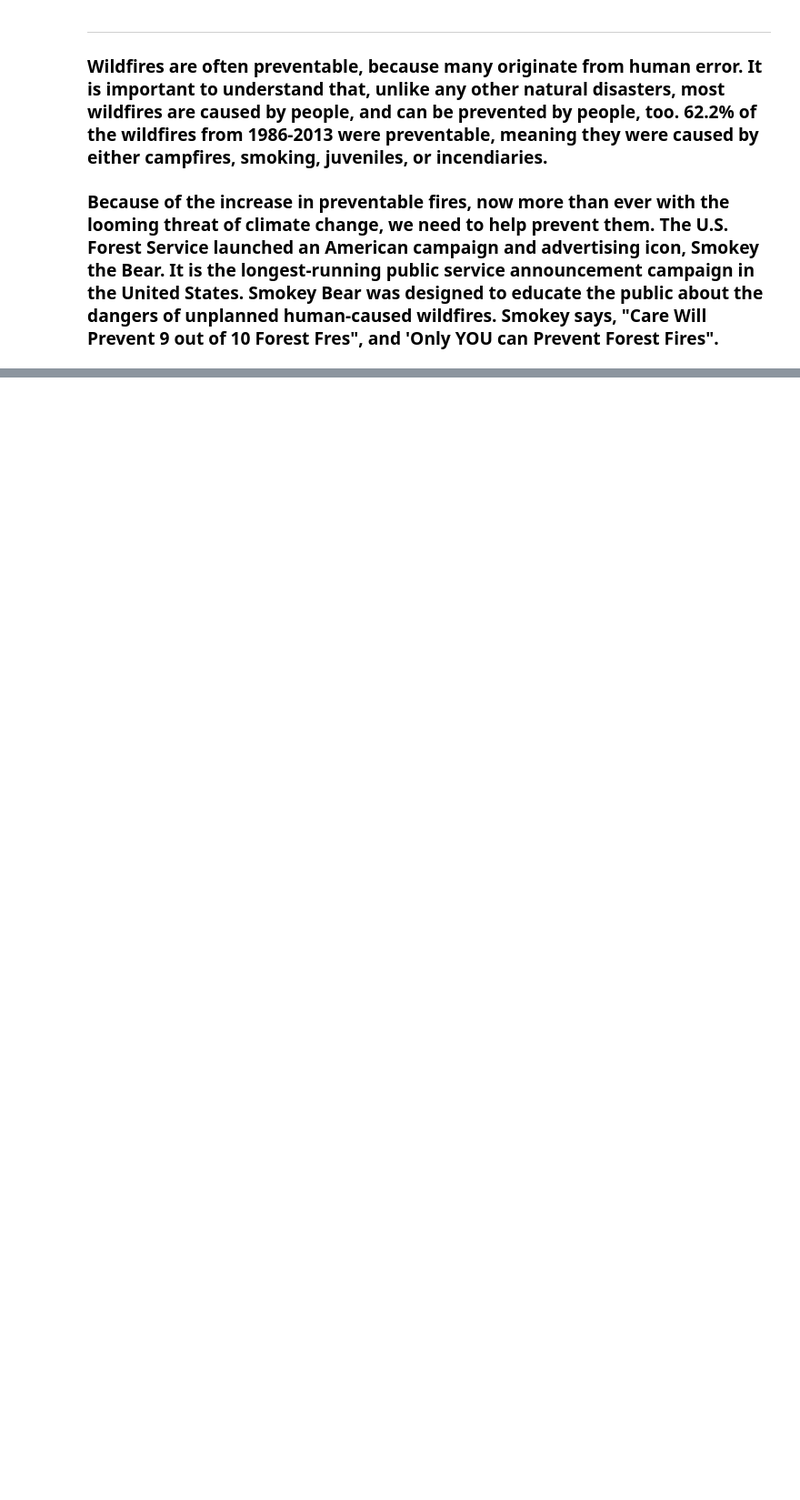
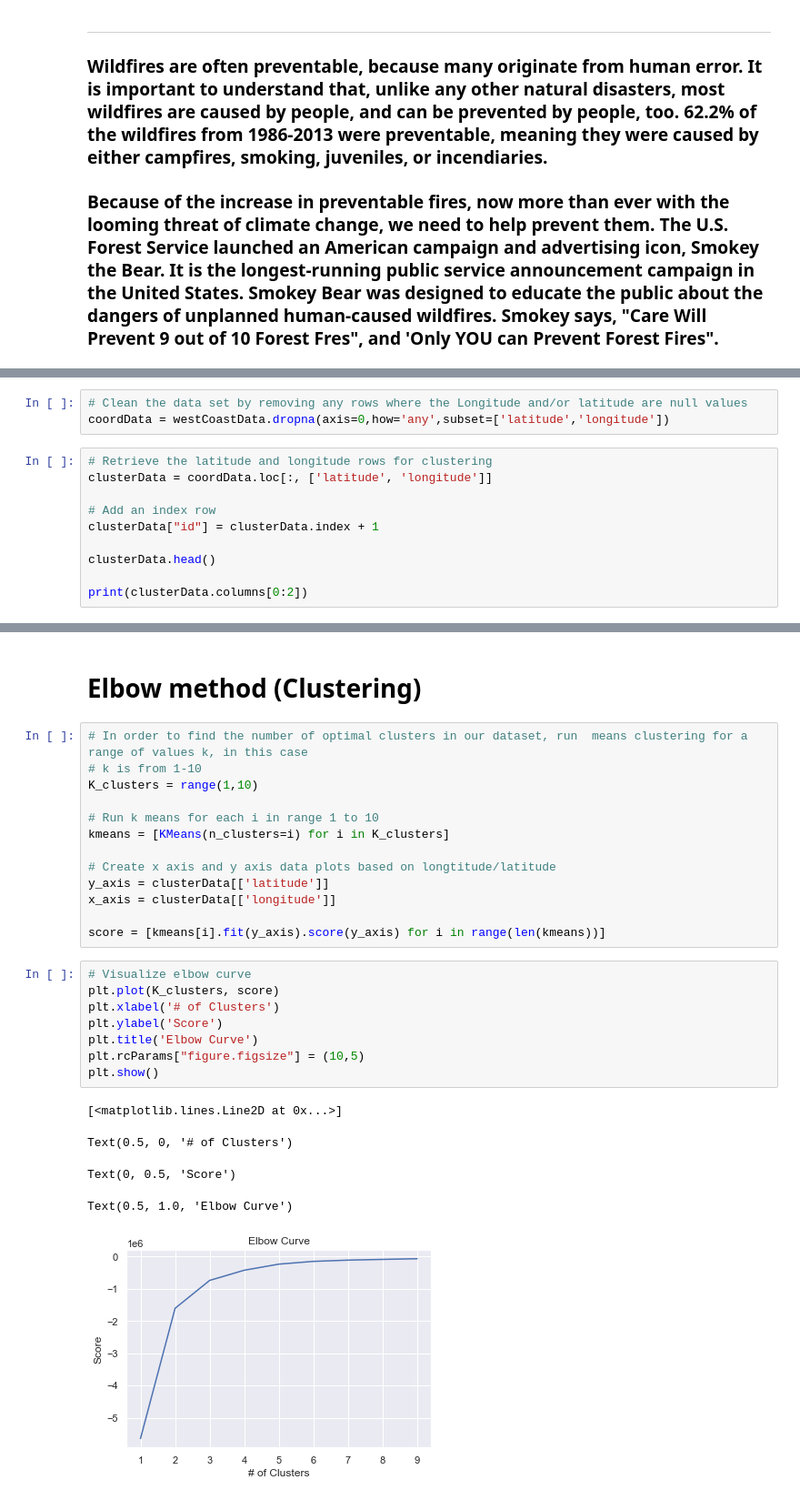
Before and after one commit to tcparchem/CS-418-Semester-Project, a Jupyter notebook: Analysis of Fire Start Data.ipynb, the cells around one changed output, grey strips where cells are left out. Shown at 91% size. Saved outputs shown, nothing was run; the diff lists cells and outputs as text; blank space fills up the shorter version.

Commit message:
Performed k-means clustering on GPS coordinates to see the centroid of where most wildfires are happening, merged the cluster labels back into the dataset, and then did some initial analysis

```diff
--- a/Analysis of Fire Start Data.ipynb
+++ b/Analysis of Fire Start Data.ipynb
@@ -361,0 +378,13 @@ plot = df.plot.pie(y='count', figsize=(6, 6), autopct='%1.1f%%')
+# %%
+# Clean the data set by removing any rows where the Longitude and/or latitude are null values
+coordData = westCoastData.dropna(axis=0,how='any',subset=['latitude','longitude'])
+# %%
+# Retrieve the latitude and longitude rows for clustering
+clusterData = coordData.loc[:, ['latitude', 'longitude']]
+
+# Add an index row
+clusterData["id"] = clusterData.index + 1
+
+clusterData.head()
+
+print(clusterData.columns[0:2])
@@ -361,0 +404,29 @@ plot = df.plot.pie(y='count', figsize=(6, 6), autopct='%1.1f%%')
+# %% [markdown]
+# Elbow method (Clustering)
+# %%
+# In order to find the number of optimal clusters in our dataset, run  means clustering for a range of values k, in this case
+# k is from 1-10
+K_clusters = range(1,10)
+
+# Run k means for each i in range 1 to 10
+kmeans = [KMeans(n_clusters=i) for i in K_clusters]
+
+# Create x axis and y axis data plots based on longtitude/latitude
+y_axis = clusterData[['latitude']]
+x_axis = clusterData[['longitude']]
+
+score = [kmeans[i].fit(y_axis).score(y_axis) for i in range(len(kmeans))]
+# %%
+# Visualize elbow curve
+plt.plot(K_clusters, score)
+plt.xlabel('# of Clusters')
+plt.ylabel('Score')
+plt.title('Elbow Curve')
+plt.rcParams["figure.figsize"] = (10,5)
+plt.show()
+# %% [output]
+[<matplotlib.lines.Line2D at 0x...>]
+Text(0.5, 0, '# of Clusters')
+Text(0, 0.5, 'Score')
+Text(0.5, 1.0, 'Elbow Curve')
+[figure, added]
```
Also changed, not shown: parts of 23 cells of this notebook.
